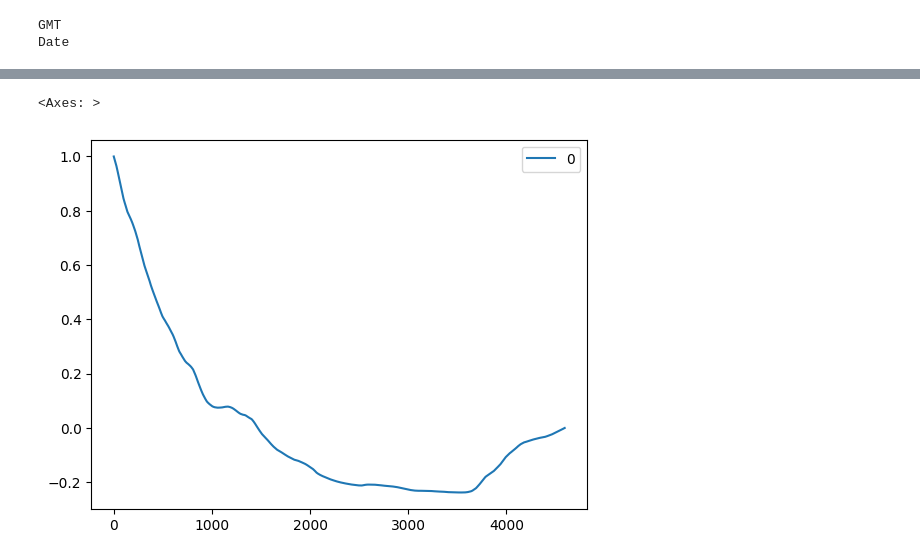
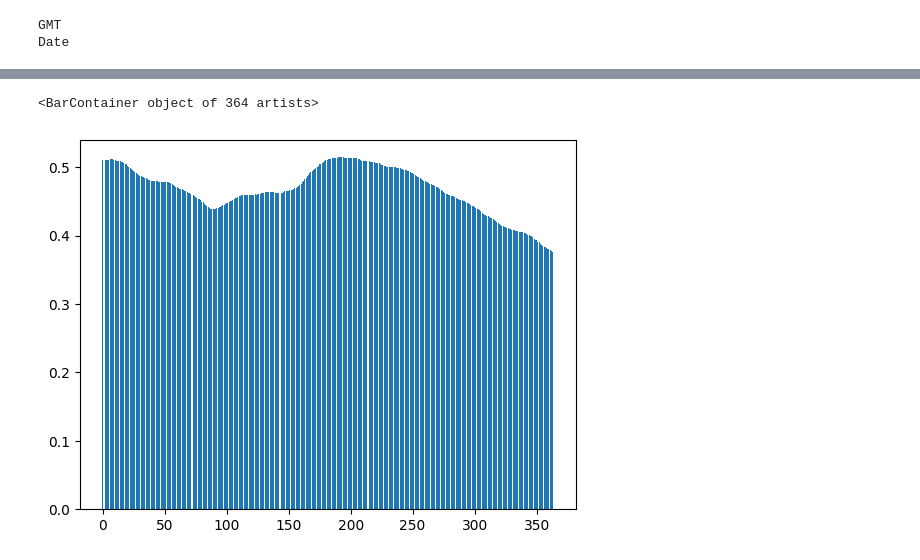
Before and after one commit to Moises-mfg/Analise-exploratoria-blockchain-Bitcoin, a Jupyter notebook: teste.ipynb, the cells around one changed output, grey strips where cells are left out. Drawn from its saved outputs; the diff is of its cells as text; code cells hidden in the pictures.

```diff
--- a/teste.ipynb
+++ b/teste.ipynb
@@ -114,6 +109,4 @@ btc_price_data
 # %%
-
-
-#calculate cross correlation
-sm.tsa.stattools.ccf(btc_price_data_copy["Close"].values, btc_price_data_copy["Close"].values, adjusted=False)
+a = sm.tsa.stattools.ccf(btc_price_data["Close"],df_blockstats_daily_mean["avgfee_USD"], adjusted=False)
+print(a[1:500])
 # %% [output]
@@ -177,7 +129,0 @@ dtype: int64
-# %%
-a = btc_price_data[btc_price_data["Close"].isna()].copy
-
-btc_price_data[btc_price_data.index == "2011-06-19"]["Close"].values
-
-#insert a value for all close values in the a dataframe
-a["Close"] = btc_price_data[btc_price_data.index == "2011-06-19"]["Close"].values
@@ -224,3 +129,0 @@ close_series
-# %%
-a = sm.tsa.stattools.ccf(close_series, close_series, adjusted=False)
-print(a[1:500])
@@ -245,6 +138,7 @@ print(a[1:500])
 # %%
-b = pd.DataFrame(a)
-b.plot()
+b = pd.DataFrame(a[1:365])
+
+plt.bar(b.index, b[0])
 # %% [output]
-<Axes: >
+<BarContainer object of 364 artists>
-[figure, old version]
+[figure, new version]
```
Also changed, not shown: parts of 18 cells of this notebook, 6 other files.
